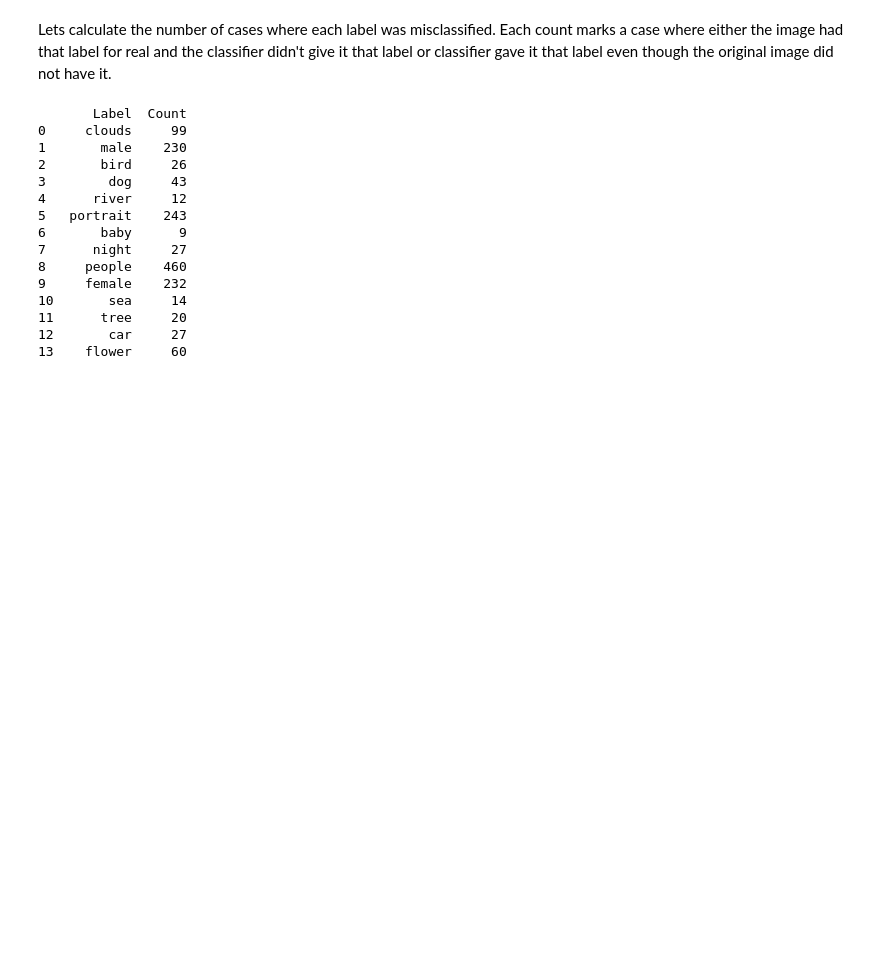
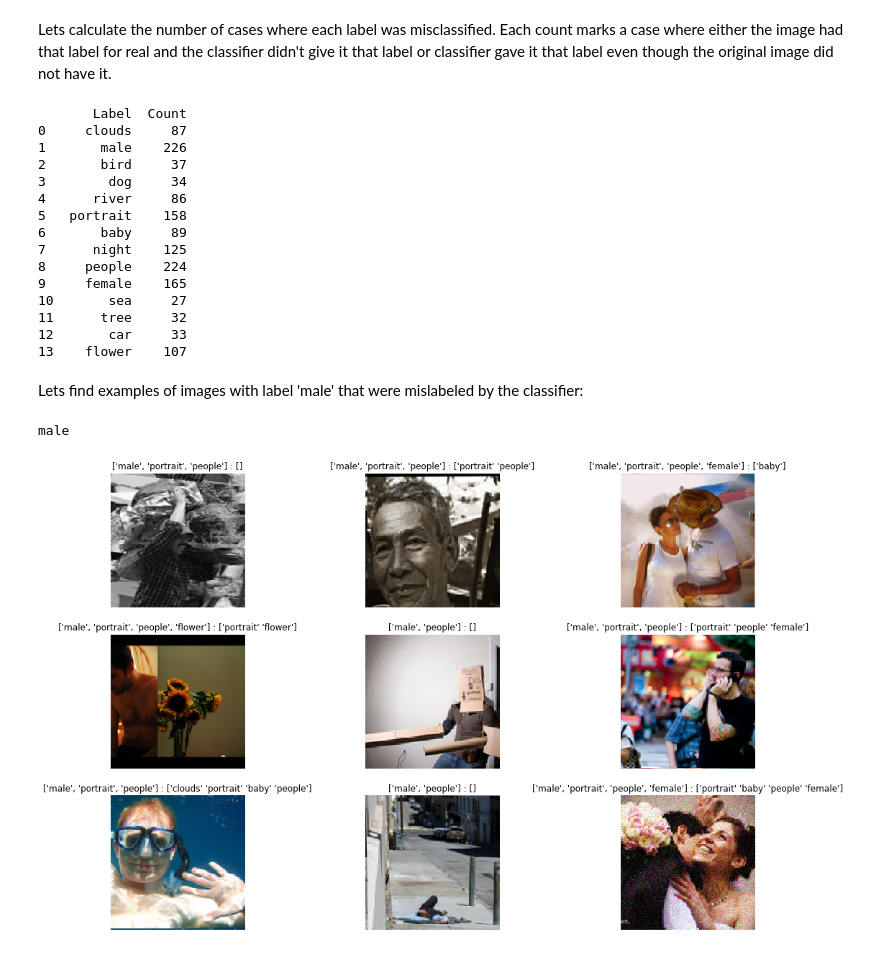
Before and after one commit to MrNerd24/Deep-image-recognition-university-project, a Jupyter notebook: error_analysis.ipynb, the cells around one changed output. Saved outputs shown, nothing was run; the diff lists cells and outputs as text; code cells hidden in the pictures; blank space fills up the shorter version.

```diff
--- a/error_analysis.ipynb
+++ b/error_analysis.ipynb
@@ -285,7 +307,7 @@ for idx in idxs:
 # %% [markdown]
 Lets calculate the number of cases where each label was misclassified. Each count marks a case where either the image had that label for real and the classifier didn't give it that label or classifier gave it that label even though the original image did not have it.
 # %%
-mislabelings_for_each_label = get_mislabels_count_for_each_label(y_hats, y_trues)
+mislabelings_for_each_label = utils.get_mislabels_count_for_each_label(y_hats, y_trues)
 
 labels = list(map(lambda x: x[0], mislabelings_for_each_label))
 counts = list(map(lambda x: x[1], mislabelings_for_each_label))
@@ -294,17 +316,27 @@ df = pd.DataFrame({'Label':labels, 'Count':counts})
 print(df)
 # %% [output]
        Label  Count
-0     clouds     99
-1       male    230
-2       bird     26
-3        dog     43
-4      river     12
-5   portrait    243
-6       baby      9
-7      night     27
-8     people    460
-9     female    232
-10       sea     14
-11      tree     20
-12       car     27
-13    flower     60
+0     clouds     87
+1       male    226
+2       bird     37
+3        dog     34
+4      river     86
+5   portrait    158
+6       baby     89
+7      night    125
+8     people    224
+9     female    165
+10       sea     27
+11      tree     32
+12       car     33
+13    flower    107
+# %% [markdown]
+Lets find examples of images with label 'male' that were mislabeled by the classifier:
+# %%
+label_idx = 1
+
+idxs = utils.get_indexes_of_mislabeled_images_with_label(1, y_trues, y_hats)
+plot_imgs_with_labels(testDataset, y_hats, idxs[0:9], rows = 3, cols = 3)
+# %% [output]
+male
+[figure, added]
```
Also changed, not shown: parts of 11 cells of this notebook, 1 other file.
